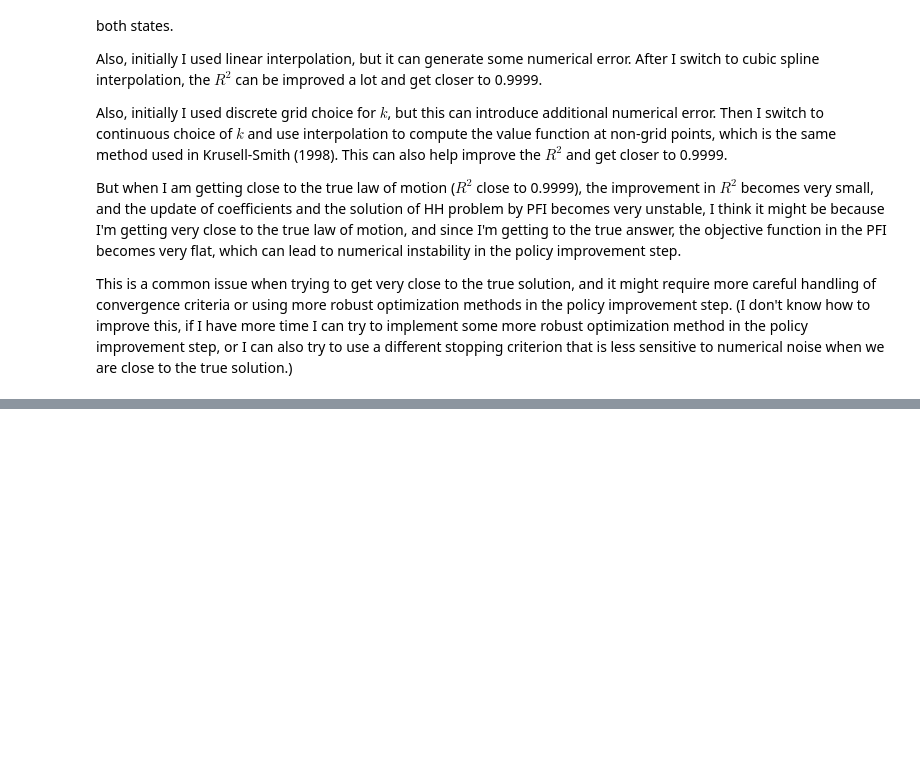
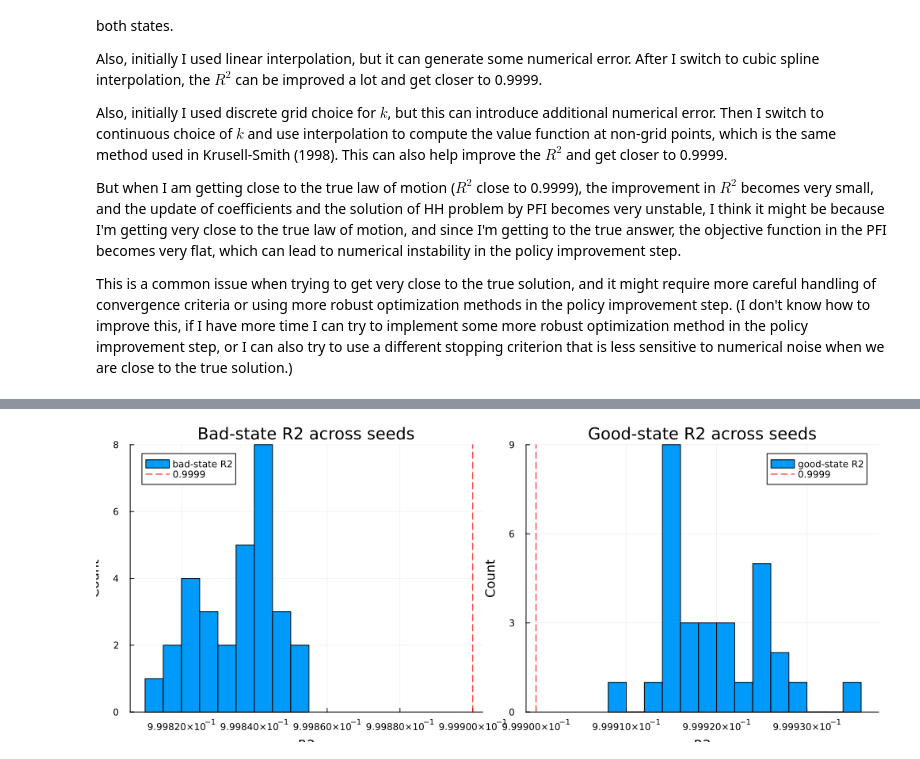
Before and after one commit to YuxuanZhao-Econ/KS1998, a Jupyter notebook: KS1998_Solver.ipynb, the cells around one changed output, grey strips where cells are left out. Cells and saved outputs as stored; diff of their text form; code cells hidden in the pictures; blank space fills up the shorter version.

Commit message:
try to see whether monte calo error is the key problem that R2 is not close to 0.9999

```diff
--- a/KS1998_Solver.ipynb
+++ b/KS1998_Solver.ipynb
@@ -1187,0 +1561,75 @@ vline!([par.burn_in], ls=:dash, lc=:red, label="burn-in")
+# %%
+using Statistics, Random, Printf, Plots
+
+# =========================================================
+# 0) Fix coeff and policy
+# =========================================================
+par = KSParams()
+kgrid, Kgrid = make_grids(par)
+
+coeff_star = res.coeff
+V_star, pol_star = solve_household_pfi(
+    par, kgrid, Kgrid, coeff_star;
+    max_policy_iter = 2000, eval_iter = 25, tol = 1e-6
+)
+
+# =========================================================
+# 1) Monte Carlo experiment over seeds
+# =========================================================
+function mc_r2_diagnostics(par, kgrid, Kgrid, pol, coeff;
+    nrep = 30, base_seed = 1000)
+
+    r2_bad = zeros(nrep)
+    r2_good = zeros(nrep)
+    a_bad = zeros(nrep)
+    b_bad = zeros(nrep)
+    a_good = zeros(nrep)
+    b_good = zeros(nrep)
+
+    for rep in 1:nrep
+        seed = base_seed + rep
+        K_series, z_path = simulate_economy(par, kgrid, Kgrid, pol, coeff; seed = seed)
+        coeff_rep, r2_rep = fit_law_of_motion(K_series, z_path; burn_in = par.burn_in)
+
+        a_bad[rep] = coeff_rep[1,1]
+        b_bad[rep] = coeff_rep[1,2]
+        a_good[rep] = coeff_rep[2,1]
+        b_good[rep] = coeff_rep[2,2]
+        r2_bad[rep] = r2_rep[1]
+        r2_good[rep] = r2_rep[2]
+    end
+
+    return (; r2_bad, r2_good, a_bad, b_bad, a_good, b_good)
+end
+
+mc = mc_r2_diagnostics(par, kgrid, Kgrid, pol_star, coeff_star; nrep = 30, base_seed = 5000)
+
+# =========================================================
+# 2) Print summary
+# =========================================================
+println("Monte Carlo diagnostics over seeds:")
+@printf("  bad-state R2 : mean = %.6f, std = %.6f, min = %.6f, max = %.6f\n",
+        mean(mc.r2_bad), std(mc.r2_bad), minimum(mc.r2_bad), maximum(mc.r2_bad))
+@printf("  good-state R2: mean = %.6f, std = %.6f, min = %.6f, max = %.6f\n",
+        mean(mc.r2_good), std(mc.r2_good), minimum(mc.r2_good), maximum(mc.r2_good))
+
+@printf("  bad-state b  : mean = %.6f, std = %.6f\n", mean(mc.b_bad), std(mc.b_bad))
+@printf("  good-state b : mean = %.6f, std = %.6f\n", mean(mc.b_good), std(mc.b_good))
+
+println("\nHow many reps exceed 0.9999?")
+println("  bad-state  : ", sum(mc.r2_bad .> 0.9999), " / ", length(mc.r2_bad))
+println("  good-state : ", sum(mc.r2_good .> 0.9999), " / ", length(mc.r2_good))
+
+# =========================================================
+# 3) Plot histograms of R2
+# =========================================================
+p1 = histogram(mc.r2_bad, bins=12, xlabel="R2", ylabel="Count",
+               title="Bad-state R2 across seeds", label="bad-state R2")
+vline!(p1, [0.9999], ls=:dash, color=:red, label="0.9999")
+
+p2 = histogram(mc.r2_good, bins=12, xlabel="R2", ylabel="Count",
+               title="Good-state R2 across seeds", label="good-state R2")
+vline!(p2, [0.9999], ls=:dash, color=:red, label="0.9999")
+
+plot(p1, p2, layout=(1,2), size=(1000,400))
+# %% [output]
@@ -1187,0 +1651 @@ vline!([par.burn_in], ls=:dash, lc=:red, label="burn-in")
+[figure, added]
```
Also changed, not shown: parts of 12 cells of this notebook.
